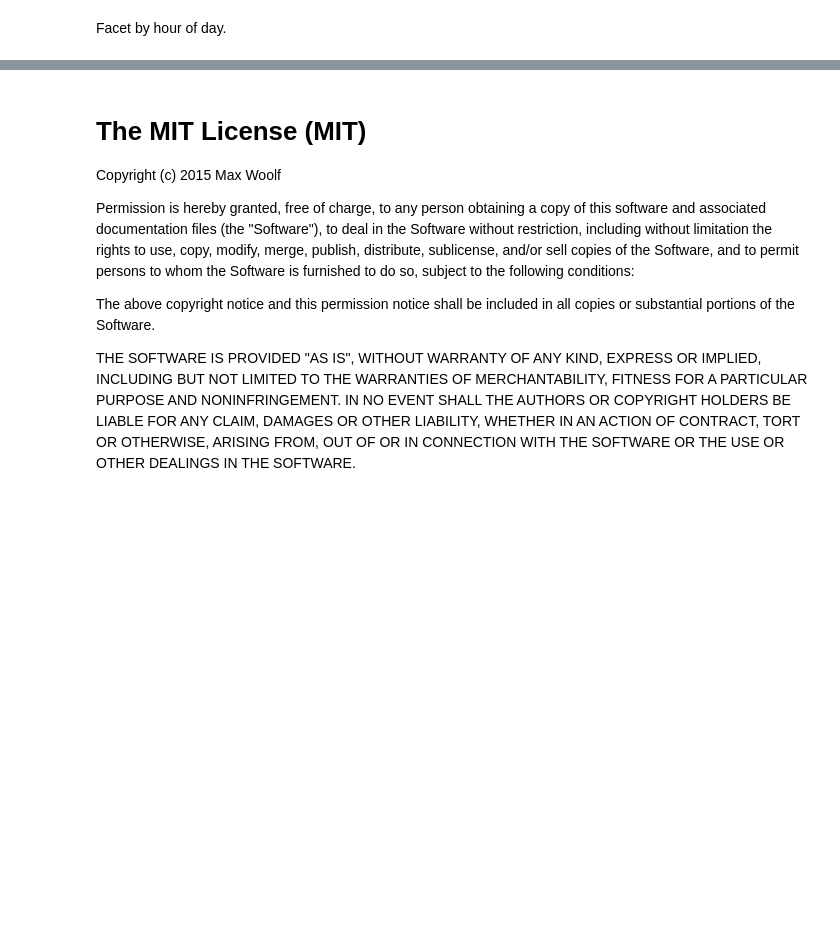
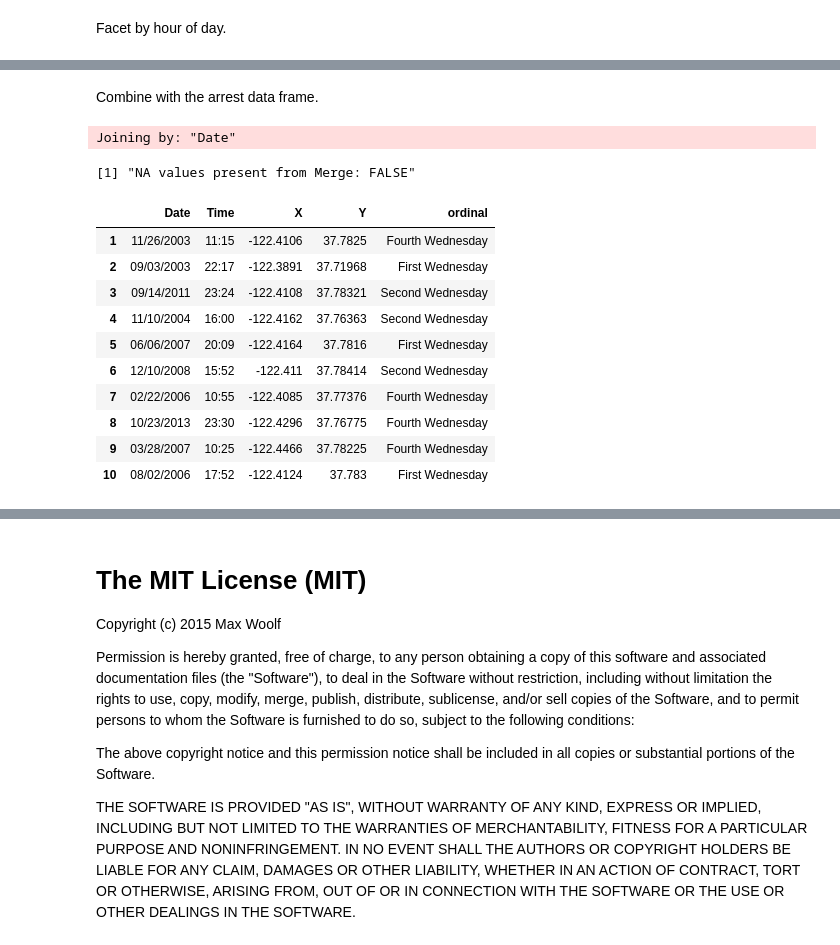
Before and after one commit to minimaxir/sf-arrests-when-where, a Jupyter notebook: crime_data_sf.ipynb, the cells around one changed output, grey strips where cells are left out. Drawn from its saved outputs; the diff is of its cells as text; code cells hidden in the pictures; blank space fills up the shorter version.

```diff
--- a/crime_data_sf.ipynb
+++ b/crime_data_sf.ipynb
@@ -612,0 +693,25 @@ max_save(plot, "sf-arrest-where-7", "SF OpenData", w=10.5, h=8, tall=T)
+# %% [markdown]
+Combine with the arrest data frame.
+# %%
+df_arrest_wed <- df_arrest %>%
+                filter(DayOfWeek == "Wednesday") %>%
+                inner_join(df_dates) %>%
+                select(Date, Time, X, Y, ordinal)
+
+sprintf("NA values present from Merge: %s", sum(is.na(df_arrest_wed %>% select(ordinal))) > 0)
+set.seed(42)
+df_arrest_wed %>% sample_n(10)
+# %% [output]
+Joining by: "Date"
+[1] "NA values present from Merge: FALSE"
+|  | Date | Time | X | Y | ordinal |
+| 1 | 11/26/2003 | 11:15 | -122.4106 | 37.7825 | Fourth Wednesday |
+| 2 | 09/03/2003 | 22:17 | -122.3891 | 37.71968 | First Wednesday |
+| 3 | 09/14/2011 | 23:24 | -122.4108 | 37.78321 | Second Wednesday |
+| 4 | 11/10/2004 | 16:00 | -122.4162 | 37.76363 | Second Wednesday |
+| 5 | 06/06/2007 | 20:09 | -122.4164 | 37.7816 | First Wednesday |
+| 6 | 12/10/2008 | 15:52 | -122.411 | 37.78414 | Second Wednesday |
+| 7 | 02/22/2006 | 10:55 | -122.4085 | 37.77376 | Fourth Wednesday |
+| 8 | 10/23/2013 | 23:30 | -122.4296 | 37.76775 | Fourth Wednesday |
+| 9 | 03/28/2007 | 10:25 | -122.4466 | 37.78225 | Fourth Wednesday |
+| 10 | 08/02/2006 | 17:52 | -122.4124 | 37.783 | First Wednesday |
```
Also changed, not shown: parts of 19 cells of this notebook, 10 other files.
